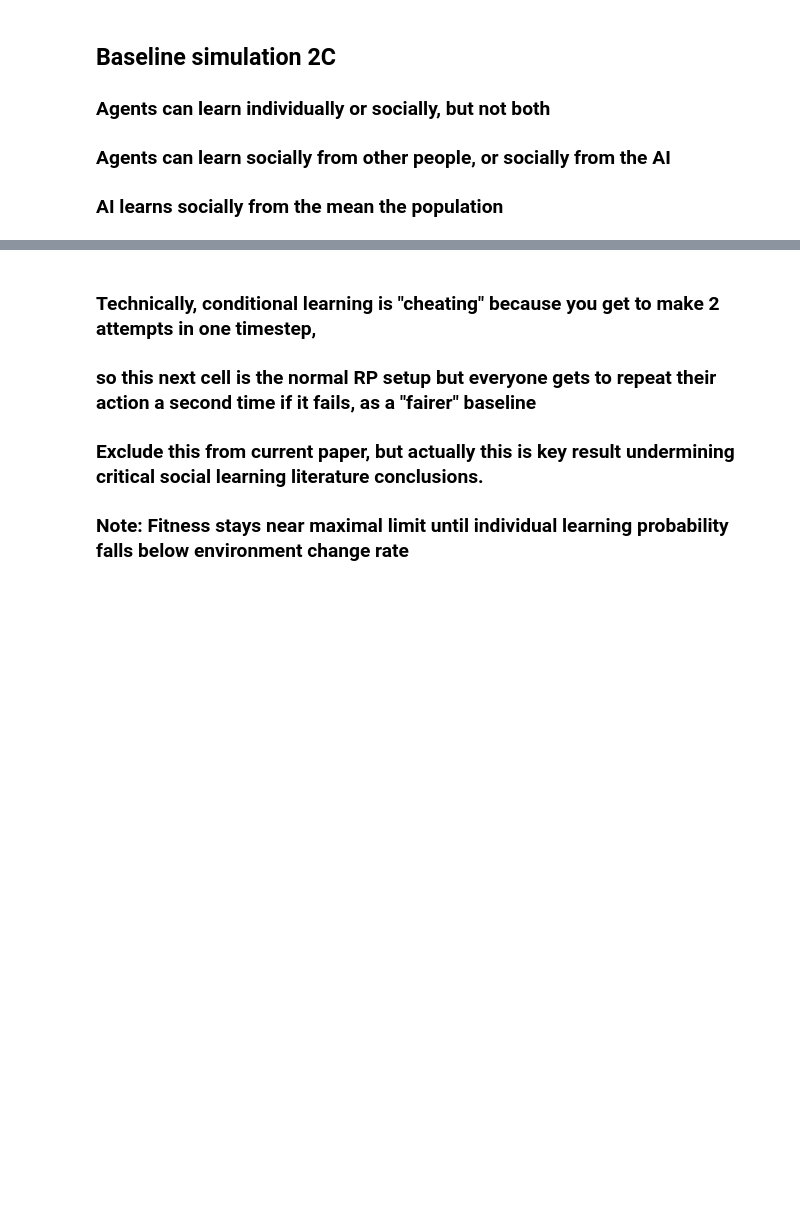
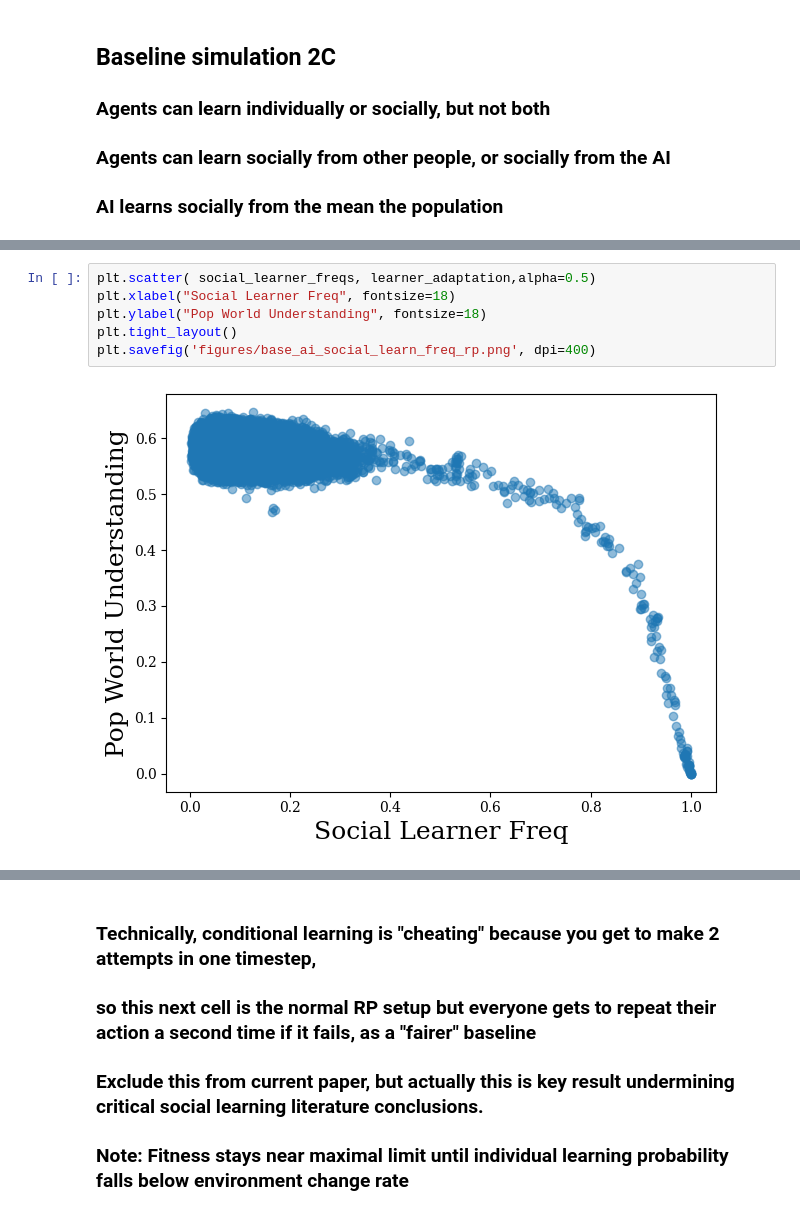
Before and after one commit to collinskatie/ai-rogers-paradox, a Jupyter notebook: sims.ipynb, the cells around one changed output, grey strips where cells are left out. Drawn from its saved outputs; the diff is of its cells as text; blank space fills up the shorter version.

```diff
--- a/sims.ipynb
+++ b/sims.ipynb
@@ -130,0 +126,8 @@ collective model understanding
+# %%
+plt.scatter( social_learner_freqs, learner_adaptation,alpha=0.5)
+plt.xlabel("Social Learner Freq", fontsize=18)
+plt.ylabel("Pop World Understanding", fontsize=18)
+plt.tight_layout()
+plt.savefig('figures/base_ai_social_learn_freq_rp.png', dpi=400)
+# %% [output]
+[figure, added]
```
Also changed, not shown: parts of 11 cells of this notebook, 24 other files.
